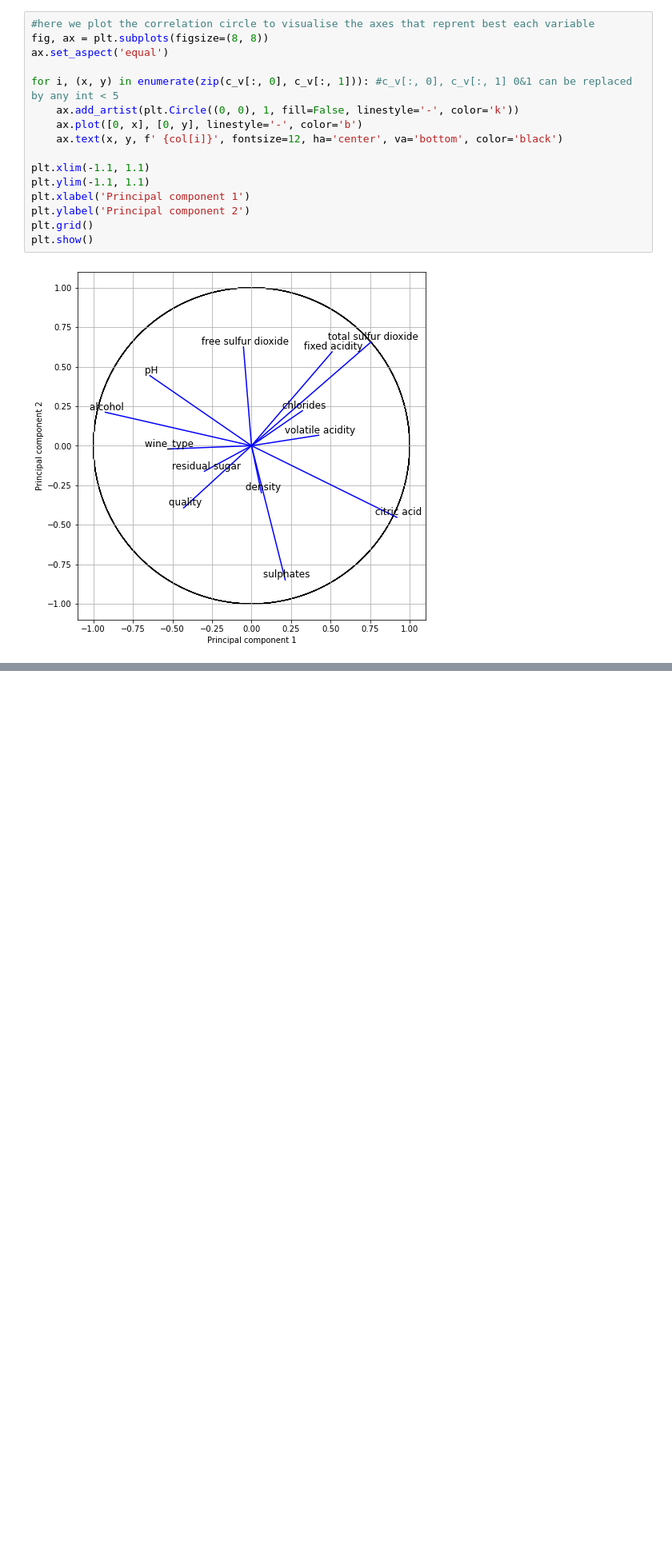
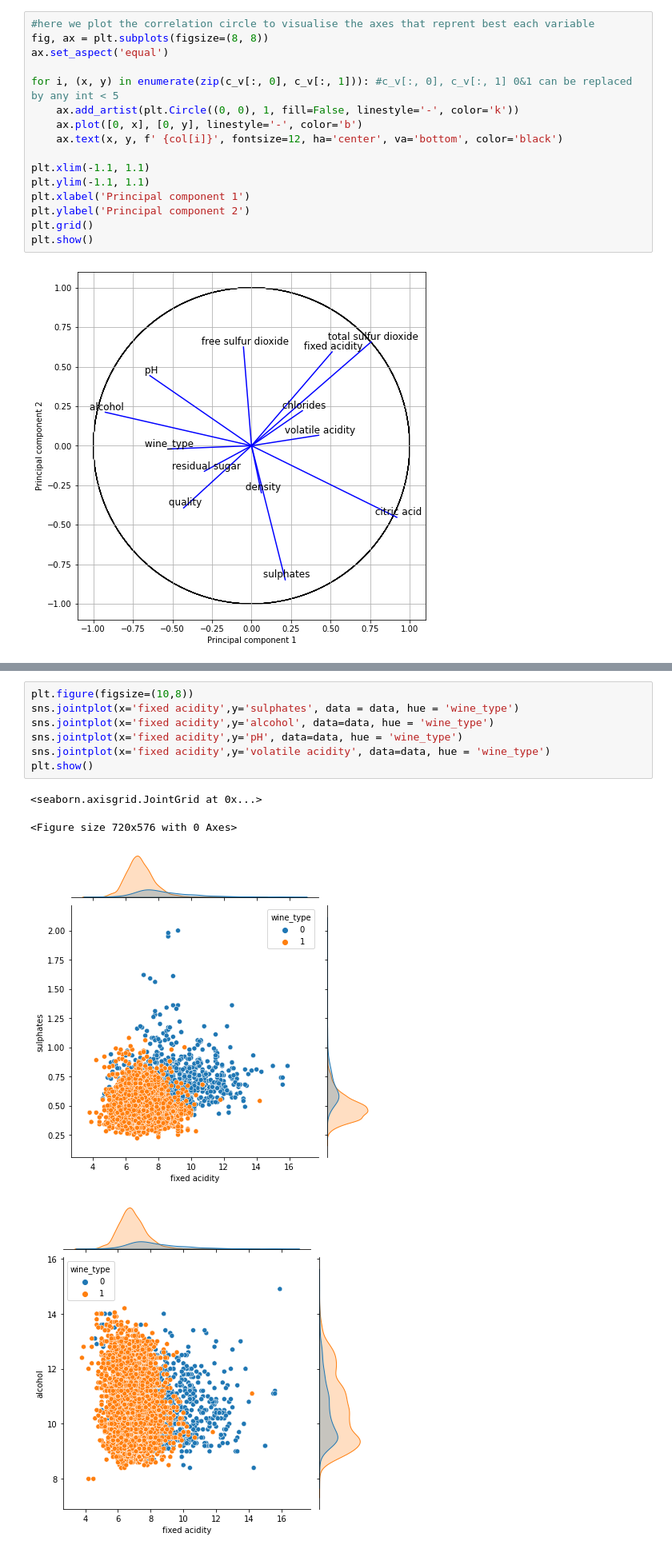
Before and after one commit to dmml-heriot-watt/group-coursework-dmml_cw, a Jupyter notebook: notebooks/FirstVisual.ipynb, the cells around one changed output, grey strips where cells are left out. Shown at 80% size. Saved outputs shown, nothing was run; the diff lists cells and outputs as text; blank space fills up the shorter version.

```diff
--- a/notebooks/FirstVisual.ipynb
+++ b/notebooks/FirstVisual.ipynb
@@ -224,0 +244,12 @@ plt.show()
+# %%
+plt.figure(figsize=(10,8))
+sns.jointplot(x='fixed acidity',y='sulphates', data = data, hue = 'wine_type')
+sns.jointplot(x='fixed acidity',y='alcohol', data=data, hue = 'wine_type')
+sns.jointplot(x='fixed acidity',y='pH', data=data, hue = 'wine_type')
+sns.jointplot(x='fixed acidity',y='volatile acidity', data=data, hue = 'wine_type')
+plt.show()
+# %% [output]
+<seaborn.axisgrid.JointGrid at 0x...>
+<Figure size 720x576 with 0 Axes>
+[figure, added]
+[figure, added]
```
Also changed, not shown: parts of 6 cells of this notebook, 1 other file.
